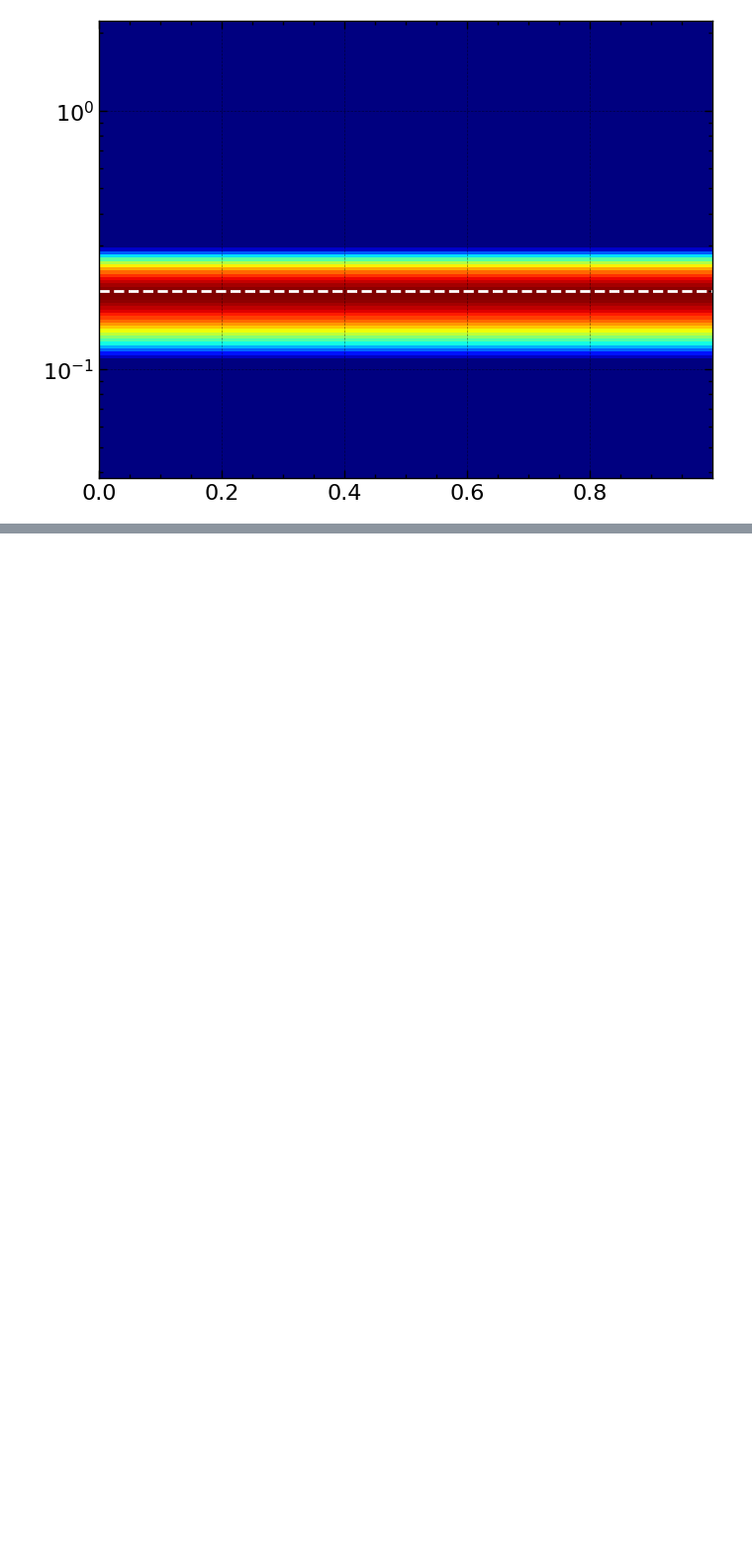
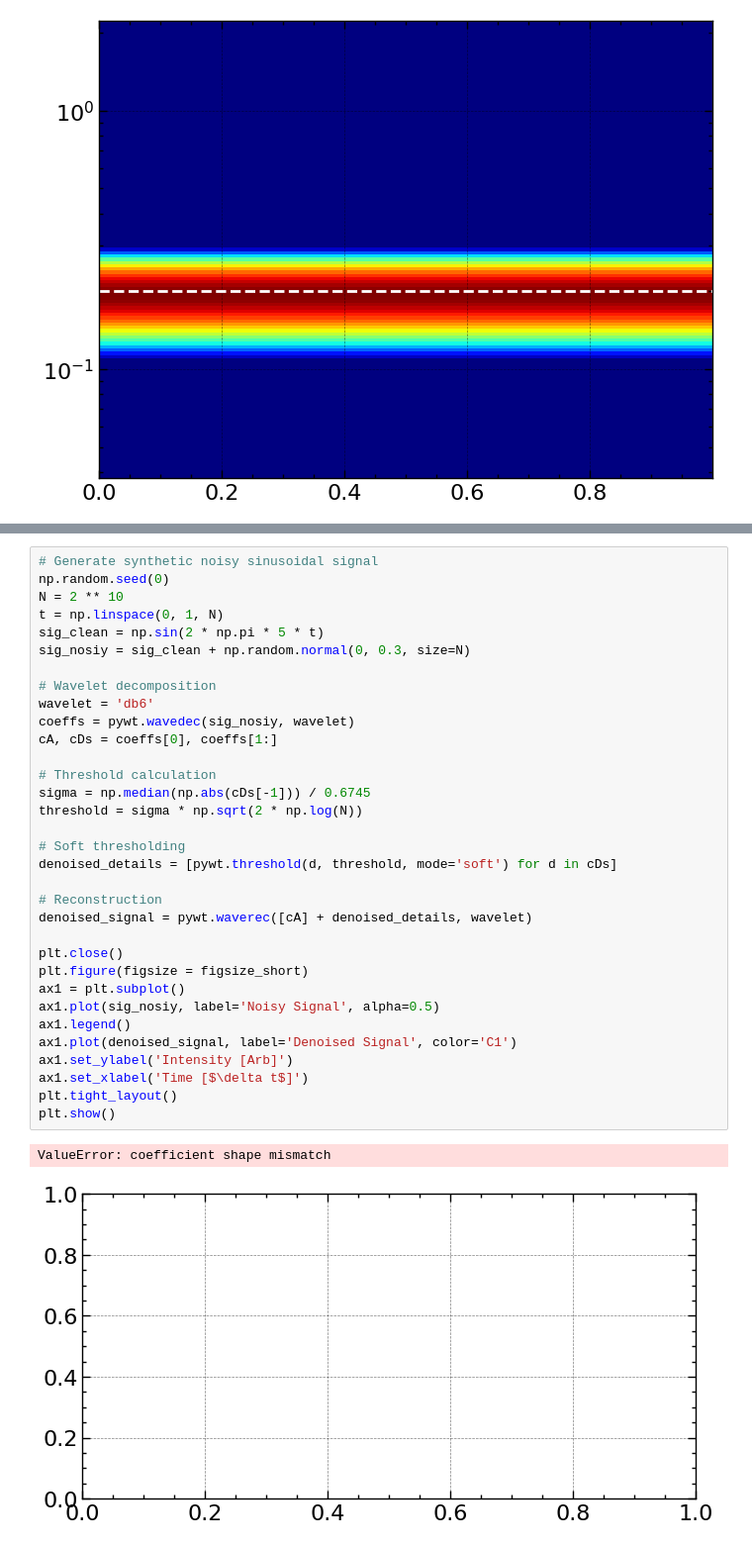
Before and after one commit to jiutongzhao/Time-Series-Data-Analysis, a Jupyter notebook: chap7.ipynb, the cells around one changed output, grey strips where cells are left out. Shown at 99% size. Saved outputs shown, nothing was run; the diff lists cells and outputs as text; blank space fills up the shorter version.

```diff
--- a/chap7.ipynb
+++ b/chap7.ipynb
@@ -187,0 +288,36 @@ np.float64(0.5)
+# %%
+# Generate synthetic noisy sinusoidal signal
+np.random.seed(0)
+N = 2 ** 10
+t = np.linspace(0, 1, N)
+sig_clean = np.sin(2 * np.pi * 5 * t)
+sig_nosiy = sig_clean + np.random.normal(0, 0.3, size=N)
+
+# Wavelet decomposition
+wavelet = 'db6'
+coeffs = pywt.wavedec(sig_nosiy, wavelet)
+cA, cDs = coeffs[0], coeffs[1:]
+
+# Threshold calculation
+sigma = np.median(np.abs(cDs[-1])) / 0.6745
+threshold = sigma * np.sqrt(2 * np.log(N))
+
+# Soft thresholding
+denoised_details = [pywt.threshold(d, threshold, mode='soft') for d in cDs]
+
+# Reconstruction
+denoised_signal = pywt.waverec([cA] + denoised_details, wavelet)
+
+plt.close()
+plt.figure(figsize = figsize_short)
+ax1 = plt.subplot()
+ax1.plot(sig_nosiy, label='Noisy Signal', alpha=0.5)
+ax1.legend()
+ax1.plot(denoised_signal, label='Denoised Signal', color='C1')
+ax1.set_ylabel('Intensity [Arb]')
+ax1.set_xlabel('Time [$\delta t$]')
+plt.tight_layout()
+plt.show()
+# %% [output]
+ValueError: coefficient shape mismatch
+[figure, added]
```
Also changed, not shown: parts of 7 cells of this notebook, 22 other files.
